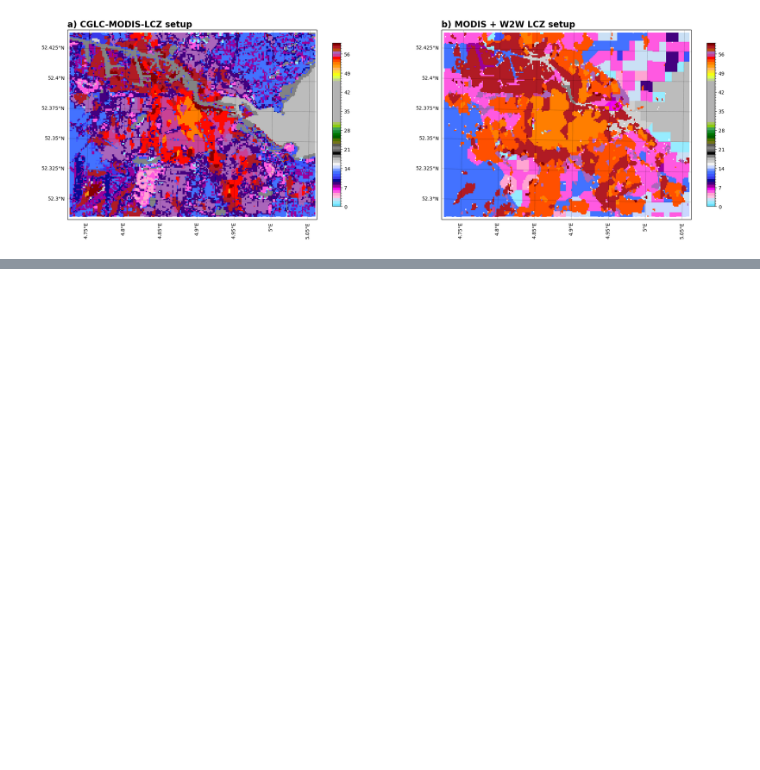
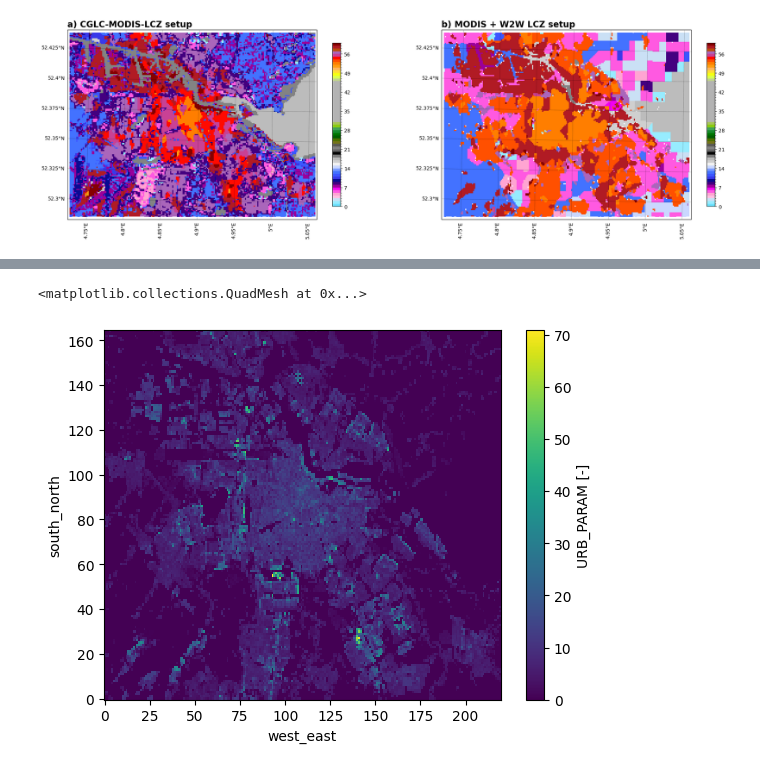
Before and after one commit to Urban-M4/snakemake-wrf, a Jupyter notebook: plot_geo_em.ipynb, the cells around one changed output, grey strips where cells are left out. Cells and saved outputs as stored; diff of their text form; code cells hidden in the pictures; blank space fills up the shorter version.

```diff
--- a/plot_geo_em.ipynb
+++ b/plot_geo_em.ipynb
@@ -212,0 +226,5 @@ cbar2 = fig.colorbar(ct2, ax=ax2, shrink=0.6)
+# %%
+usgs.URB_PARAM.isel(num_urb_params = 91).plot()
+# %% [output]
+<matplotlib.collections.QuadMesh at 0x...>
+[figure, added]
```
Also changed, not shown: parts of 4 cells of this notebook.
